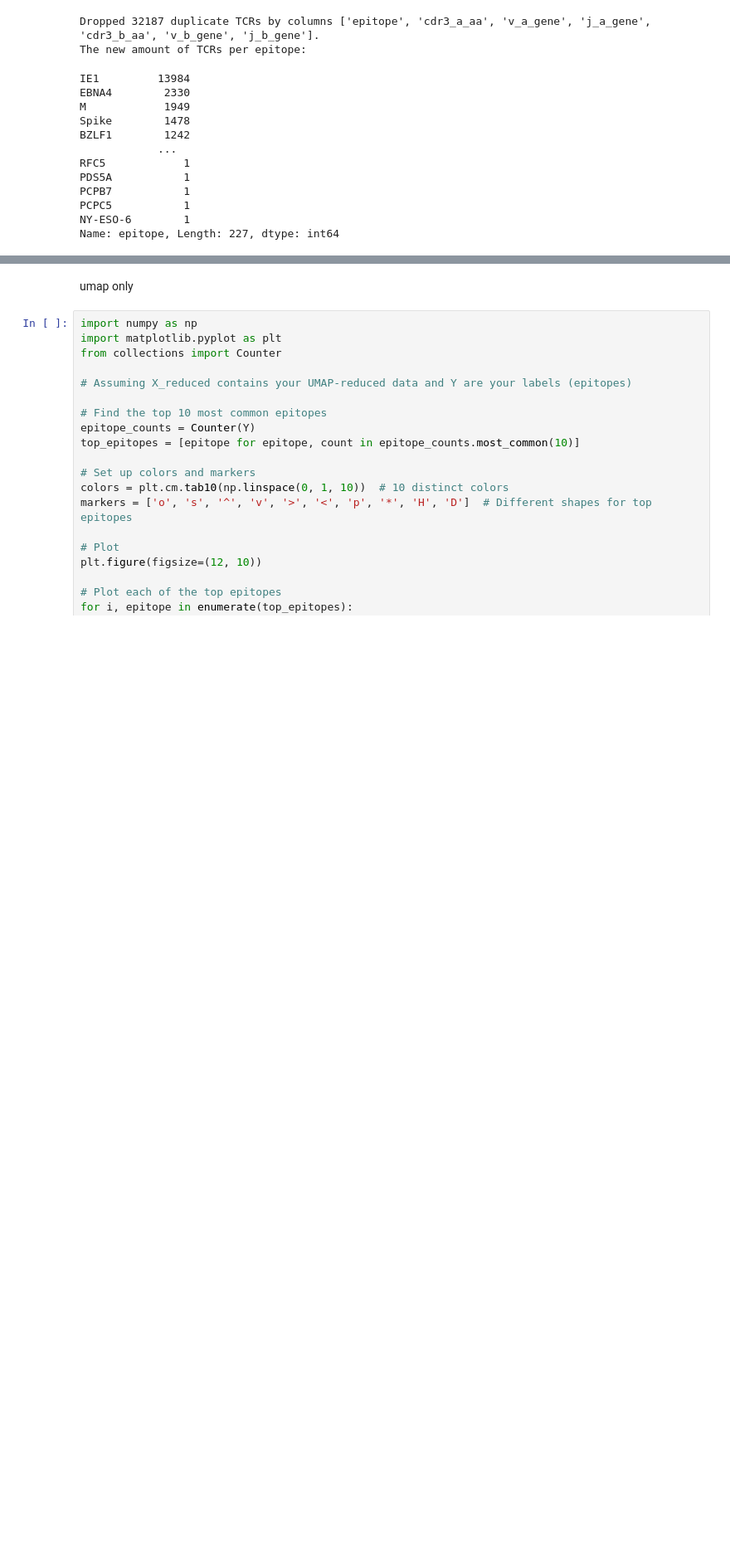
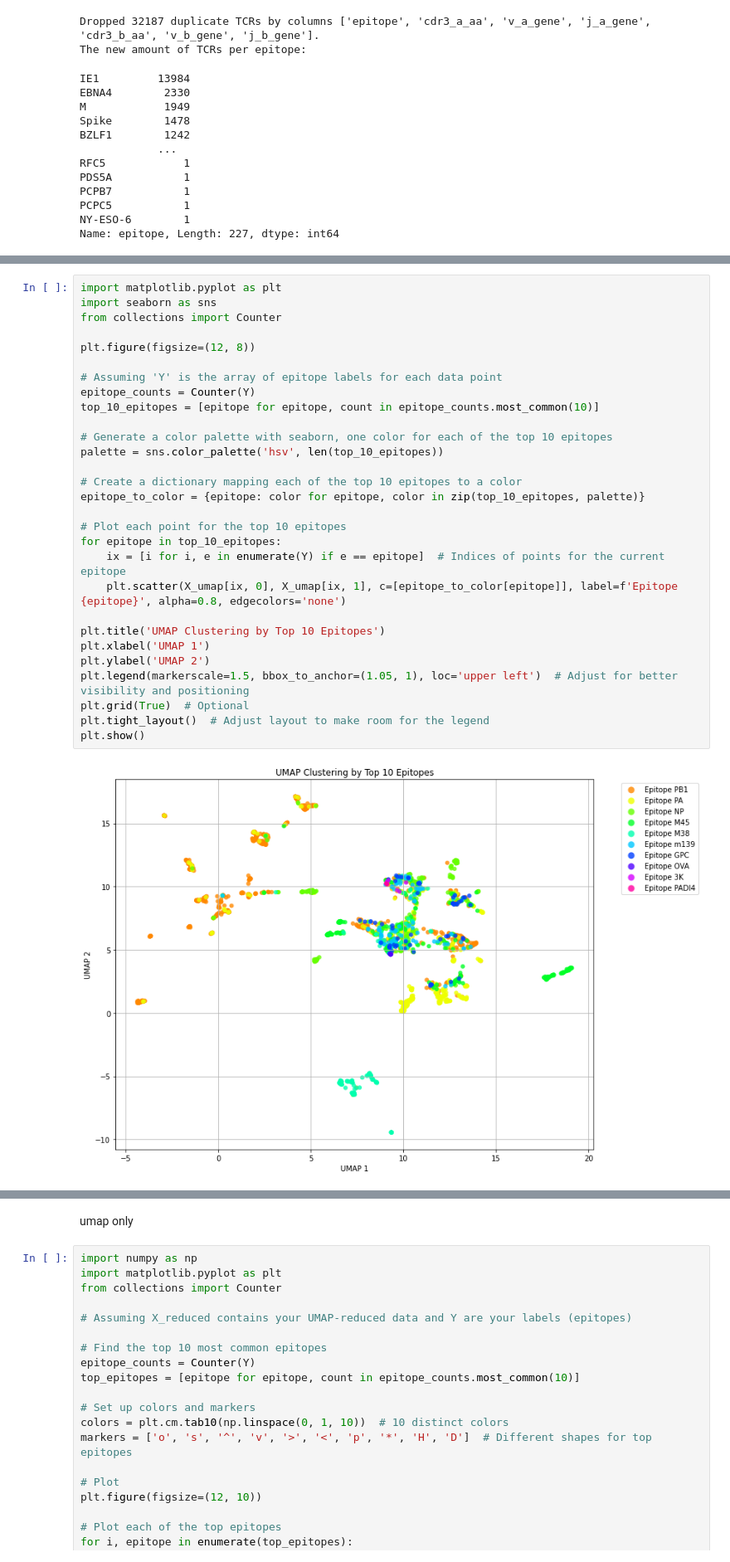
Before and after one commit to UoB-DSMP-2023-24/dsmp-2024-group-13, a Jupyter notebook: TCRdist3_paired_a_b.ipynb, the cells around one changed output, grey strips where cells are left out. Shown: that part at 83% size. Drawn from its saved outputs; the diff is of its cells as text; blank space fills up the shorter version.

```diff
--- a/TCRdist3_paired_a_b.ipynb
+++ b/TCRdist3_paired_a_b.ipynb
@@ -375,0 +343,31 @@ plt.show()
+# %%
+import matplotlib.pyplot as plt
+import seaborn as sns
+from collections import Counter
+
+plt.figure(figsize=(12, 8))
+
+# Assuming 'Y' is the array of epitope labels for each data point
+epitope_counts = Counter(Y)
+top_10_epitopes = [epitope for epitope, count in epitope_counts.most_common(10)]
+
+# Generate a color palette with seaborn, one color for each of the top 10 epitopes
+palette = sns.color_palette('hsv', len(top_10_epitopes))
+
+# Create a dictionary mapping each of the top 10 epitopes to a color
+epitope_to_color = {epitope: color for epitope, color in zip(top_10_epitopes, palette)}
+
+# Plot each point for the top 10 epitopes
+for epitope in top_10_epitopes:
+    ix = [i for i, e in enumerate(Y) if e == epitope]  # Indices of points for the current epitope
+    plt.scatter(X_umap[ix, 0], X_umap[ix, 1], c=[epitope_to_color[epitope]], label=f'Epitope {epitope}', alpha=0.8, edgecolors='none')
+
+plt.title('UMAP Clustering by Top 10 Epitopes')
+plt.xlabel('UMAP 1')
+plt.ylabel('UMAP 2')
+plt.legend(markerscale=1.5, bbox_to_anchor=(1.05, 1), loc='upper left')  # Adjust for better visibility and positioning
+plt.grid(True)  # Optional
+plt.tight_layout()  # Adjust layout to make room for the legend
+plt.show()
+# %% [output]
+[figure, added]
```
Also changed, not shown: parts of 14 cells of this notebook.
